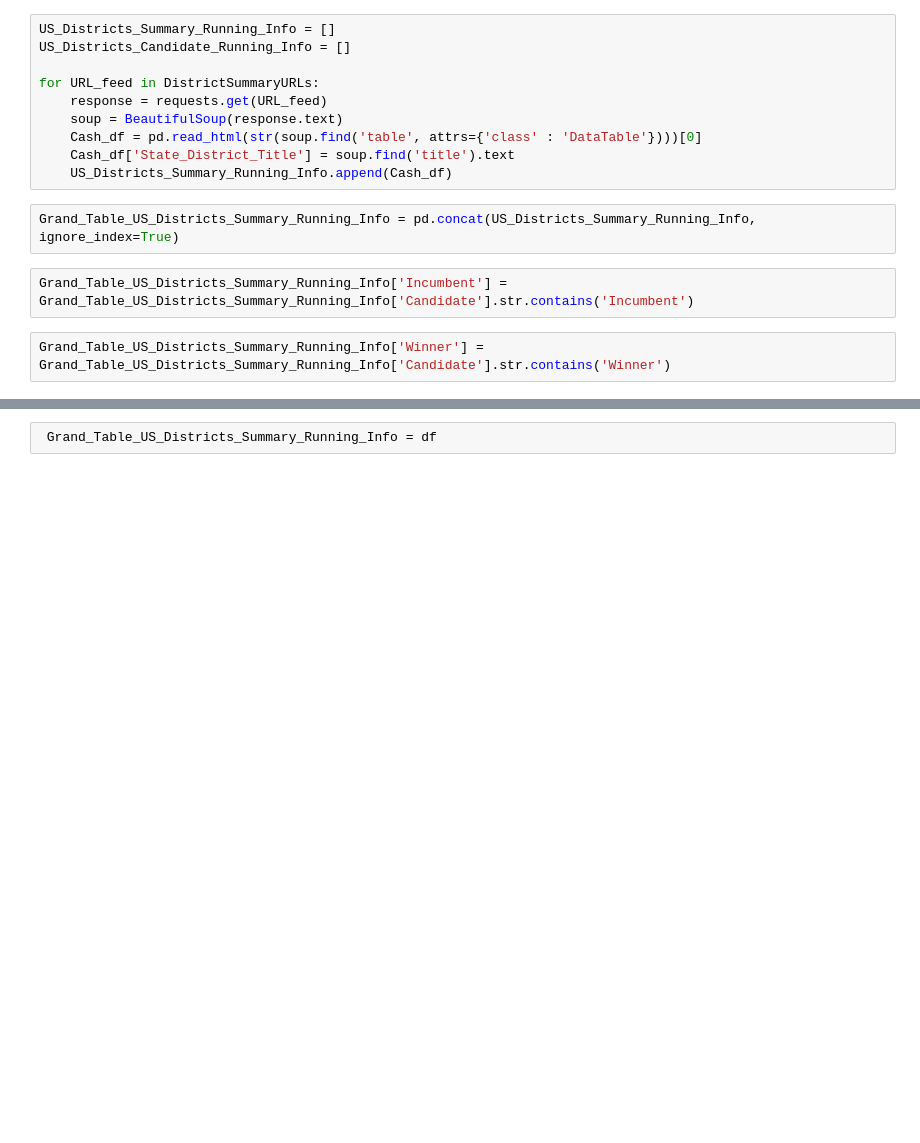
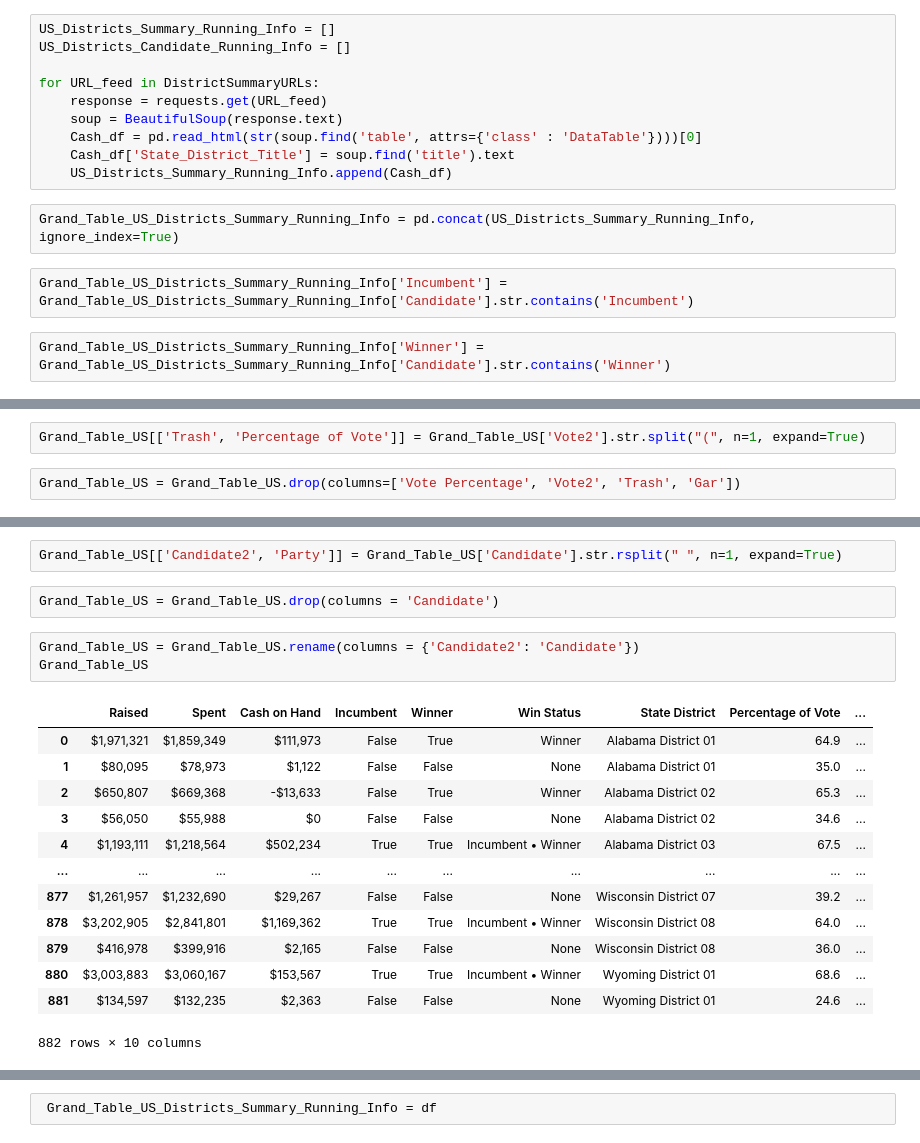
Before and after one commit to KagonDeans/webscraping-open-secrets, a Jupyter notebook: notebooks/KD_Branch_Project.ipynb, the cells around one changed output, grey strips where cells are left out. Saved outputs shown, nothing was run; the diff lists cells and outputs as text; blank space fills up the shorter version.

```diff
--- a/notebooks/KD_Branch_Project.ipynb
+++ b/notebooks/KD_Branch_Project.ipynb
@@ -472,0 +413,4 @@ AttributeError: Can only use .str accessor with string values!
+# %%
+Grand_Table_US[['Trash', 'Percentage of Vote']] = Grand_Table_US['Vote2'].str.split("(", n=1, expand=True)
+# %%
+Grand_Table_US = Grand_Table_US.drop(columns=['Vote Percentage', 'Vote2', 'Trash', 'Gar'])
@@ -472,0 +433,21 @@ AttributeError: Can only use .str accessor with string values!
+# %%
+Grand_Table_US[['Candidate2', 'Party']] = Grand_Table_US['Candidate'].str.rsplit(" ", n=1, expand=True)
+# %%
+Grand_Table_US = Grand_Table_US.drop(columns = 'Candidate')
+# %%
+Grand_Table_US = Grand_Table_US.rename(columns = {'Candidate2': 'Candidate'})
+Grand_Table_US
+# %% [output]
+|  | Raised | Spent | Cash on Hand | Incumbent | Winner | Win Status | State District | Percentage of Vote | ... |
+| 0 | $1,971,321 | $1,859,349 | $111,973 | False | True | Winner | Alabama District 01 | 64.9 | ... |
+| 1 | $80,095 | $78,973 | $1,122 | False | False | None | Alabama District 01 | 35.0 | ... |
+| 2 | $650,807 | $669,368 | -$13,633 | False | True | Winner | Alabama District 02 | 65.3 | ... |
+| 3 | $56,050 | $55,988 | $0 | False | False | None | Alabama District 02 | 34.6 | ... |
+| 4 | $1,193,111 | $1,218,564 | $502,234 | True | True | Incumbent • Winner | Alabama District 03 | 67.5 | ... |
+| ... | ... | ... | ... | ... | ... | ... | ... | ... | ... |
+| 877 | $1,261,957 | $1,232,690 | $29,267 | False | False | None | Wisconsin District 07 | 39.2 | ... |
+| 878 | $3,202,905 | $2,841,801 | $1,169,362 | True | True | Incumbent • Winner | Wisconsin District 08 | 64.0 | ... |
+| 879 | $416,978 | $399,916 | $2,165 | False | False | None | Wisconsin District 08 | 36.0 | ... |
+| 880 | $3,003,883 | $3,060,167 | $153,567 | True | True | Incumbent • Winner | Wyoming District 01 | 68.6 | ... |
+| 881 | $134,597 | $132,235 | $2,363 | False | False | None | Wyoming District 01 | 24.6 | ... |
+882 rows × 10 columns
```
Also changed, not shown: parts of 58 cells of this notebook.
